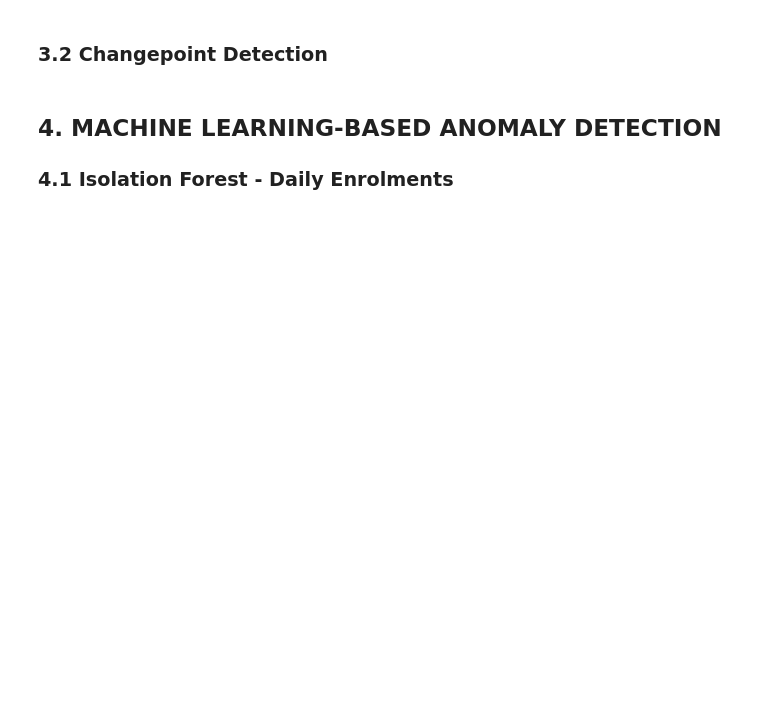
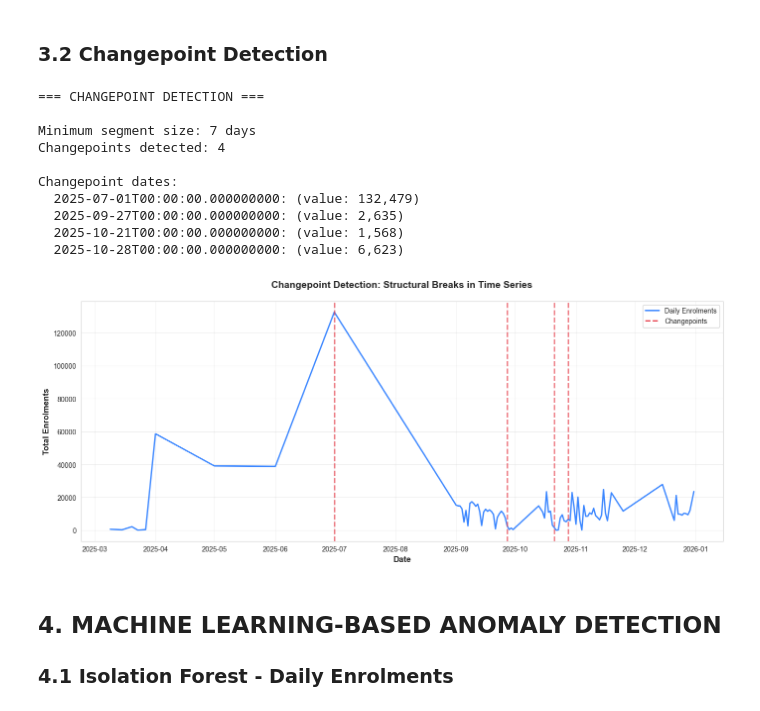
Before and after one commit to satyamsharma17/UIDAI-Data-Hackathon-2026, a Jupyter notebook: notebooks/04_anomaly_detection.ipynb, the cells around one changed output. Saved outputs shown, nothing was run; the diff lists cells and outputs as text; code cells hidden in the pictures; blank space fills up the shorter version.

```diff
--- a/notebooks/04_anomaly_detection.ipynb
+++ b/notebooks/04_anomaly_detection.ipynb
@@ -248,51 +295,67 @@ plt.show()
 ### 3.2 Changepoint Detection
 # %%
 # Detect changepoints
-changepoints = detector.detect_changepoints(
-    ts_data.values,
-    penalty=10
+changepoint_dates = detector.detect_changepoints(
+    daily_enrol,
+    'date',
+    'total_enrolments',
+    min_size=7
 )
 
 print(f"=== CHANGEPOINT DETECTION ===\n")
-print(f"Penalty parameter: 10")
-print(f"Changepoints detected: {changepoints['n_changepoints']}")
+print(f"Minimum segment size: 7 days")
+print(f"Changepoints detected: {len(changepoint_dates)}")
 
-if changepoints['n_changepoints'] > 0:
-    print(f"\nChangepoint indices:")
-    for cp_idx in changepoints['changepoint_indices']:
-        cp_date = ts_data.index[cp_idx]
-        cp_value = ts_data.iloc[cp_idx]
-        print(f"  Index {cp_idx}: {cp_date.strftime('%Y-%m-%d')} (value: {cp_value:,.0f})")
+if len(changepoint_dates) > 0:
+    print(f"\nChangepoint dates:")
+    for cp_date in changepoint_dates:
+        cp_value = daily_enrol[daily_enrol['date'] == cp_date]['total_enrolments'].values
+        if len(cp_value) > 0:
+            print(f"  {cp_date}: (value: {cp_value[0]:,.0f})")
 
 # Visualization
 fig, ax = plt.subplots(figsize=(14, 6))
 
-ax.plot(ts_data.index, ts_data.values,
+ax.plot(daily_enrol['date'], daily_enrol['total_enrolments'],
         color='#3A86FF', linewidth=2, label='Daily Enrolments')
 
 # Mark changepoints
-if changepoints['n_changepoints'] > 0:
-    for cp_idx in changepoints['changepoint_indices']:
-        ax.axvline(x=ts_data.index[cp_idx], color='#E63946',
+if len(changepoint_dates) > 0:
+    for cp_date in changepoint_dates:
+        ax.axvline(x=cp_date, color='#E63946',
                   linestyle='--', linewidth=2, alpha=0.7)
 
 ax.set_xlabel('Date', fontweight='bold', fontsize=12)
 ax.set_ylabel('Total Enrolments', fontweight='bold', fontsize=12)
 ax.set_title('Changepoint Detection: Structural Breaks in Time Series',
              fontweight='bold', fontsize=14, pad=20)
 ax.grid(True, alpha=0.3)
 
 # Add custom legend entry for changepoints
-if changepoints['n_changepoints'] > 0:
+if len(changepoint_dates) > 0:
     from matplotlib.lines import Line2D
     custom_lines = [Line2D([0], [0], color='#3A86FF', linewidth=2),
                    Line2D([0], [0], color='#E63946', linewidth=2, linestyle='--')]
     ax.legend(custom_lines, ['Daily Enrolments', 'Changepoints'])
+else:
+    ax.legend()
 
 plt.tight_layout()
 plt.savefig('../outputs/figures/26_changepoint_detection.png',
             dpi=300, bbox_inches='tight')
 plt.show()
+# %% [output]
+=== CHANGEPOINT DETECTION ===
+
+Minimum segment size: 7 days
+Changepoints detected: 4
+
+Changepoint dates:
+  2025-07-01T00:00:00.000000000: (value: 132,479)
+  2025-09-27T00:00:00.000000000: (value: 2,635)
+  2025-10-21T00:00:00.000000000: (value: 1,568)
+  2025-10-28T00:00:00.000000000: (value: 6,623)
+[figure, added]
 # %% [markdown]
 ## 4. MACHINE LEARNING-BASED ANOMALY DETECTION
 
```
Also changed, not shown: parts of 11 cells of this notebook, 5 other files.
